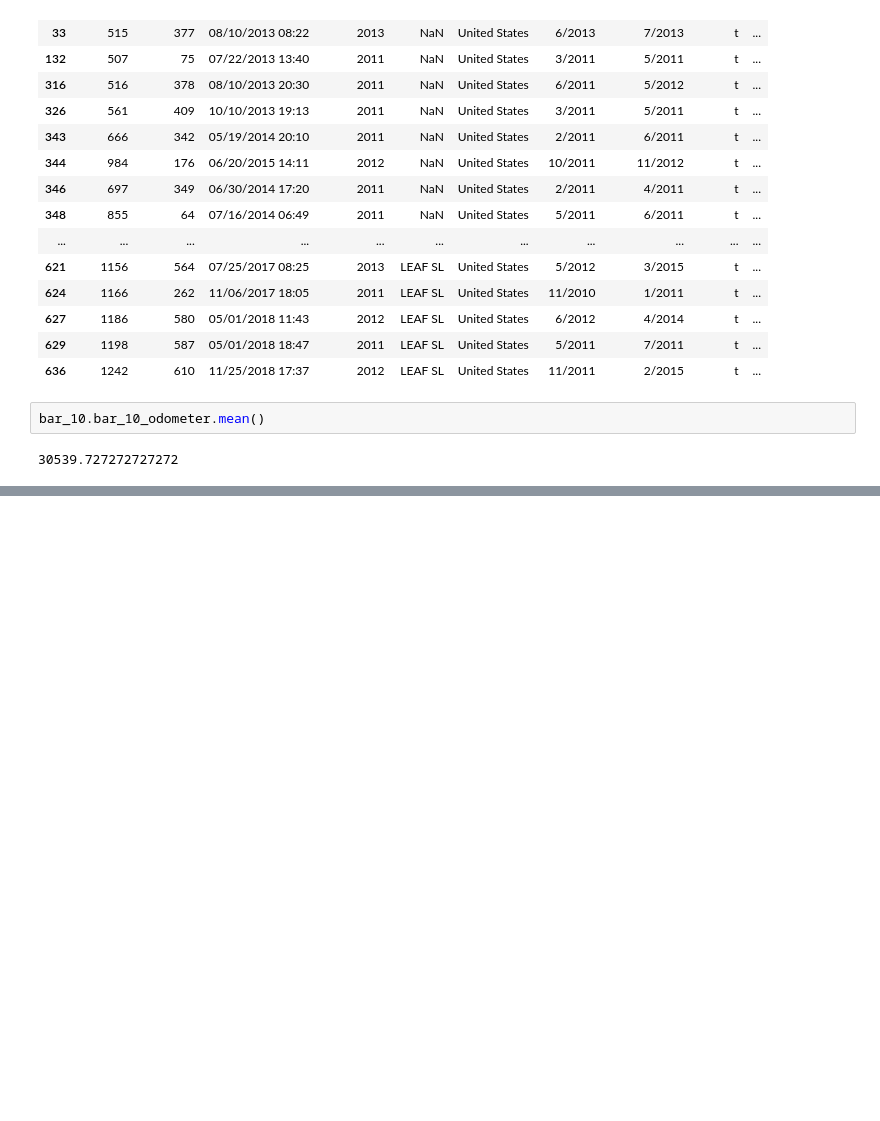
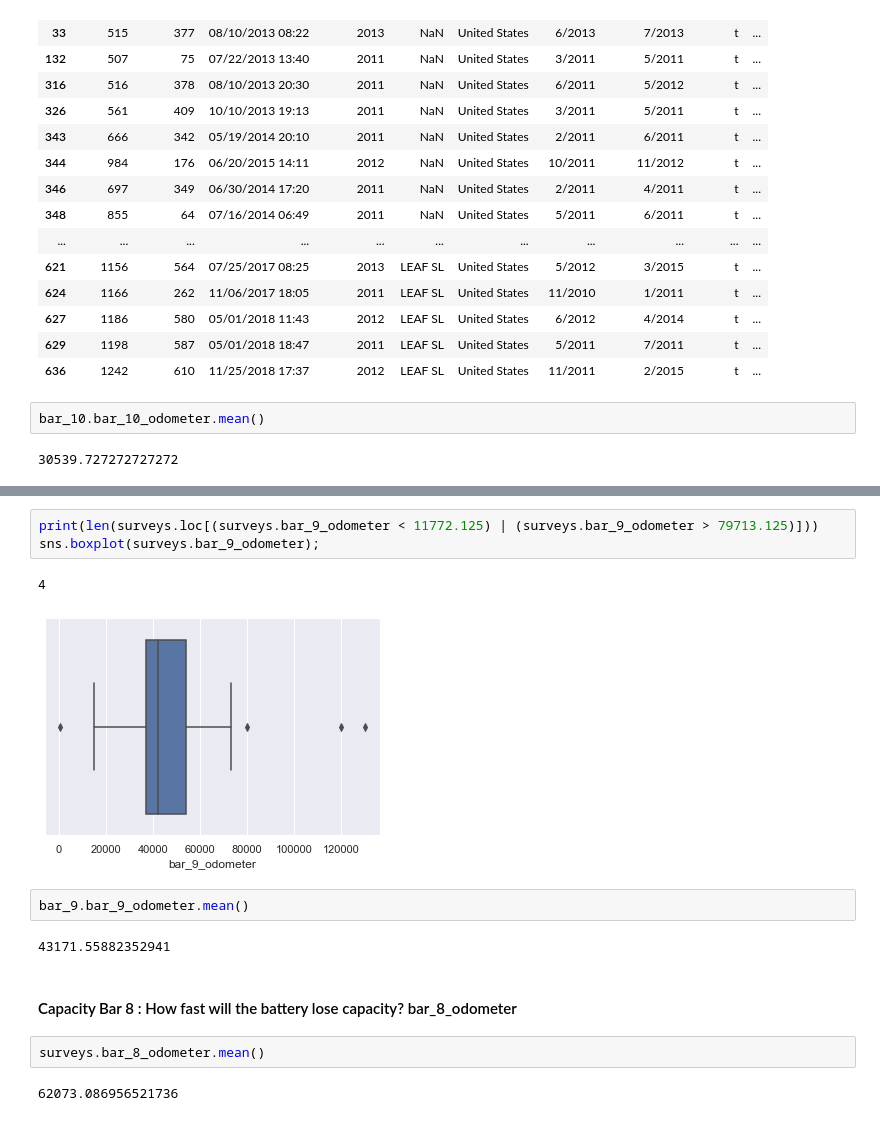
Before and after one commit to mcmitl/dda7_cap_bev_battery_leaf, a Jupyter notebook: notebooks/Capstone.ipynb, the cells around one changed output, grey strips where cells are left out. Saved outputs shown, nothing was run; the diff lists cells and outputs as text; blank space fills up the shorter version.

```diff
--- a/notebooks/Capstone.ipynb
+++ b/notebooks/Capstone.ipynb
@@ -257,0 +373,16 @@ surveys.bar_9_odometer.mean()
+# %%
+print(len(surveys.loc[(surveys.bar_9_odometer < 11772.125) | (surveys.bar_9_odometer > 79713.125)]))
+sns.boxplot(surveys.bar_9_odometer);
+# %% [output]
+4
+[figure, added]
+# %%
+bar_9.bar_9_odometer.mean()
+# %% [output]
+43171.55882352941
+# %% [markdown]
+#### Capacity Bar 8 : How fast will the battery lose capacity? bar_8_odometer
+# %%
+surveys.bar_8_odometer.mean()
+# %% [output]
+62073.086956521736
```
Also changed, not shown: parts of 113 cells of this notebook, 1 other file.
